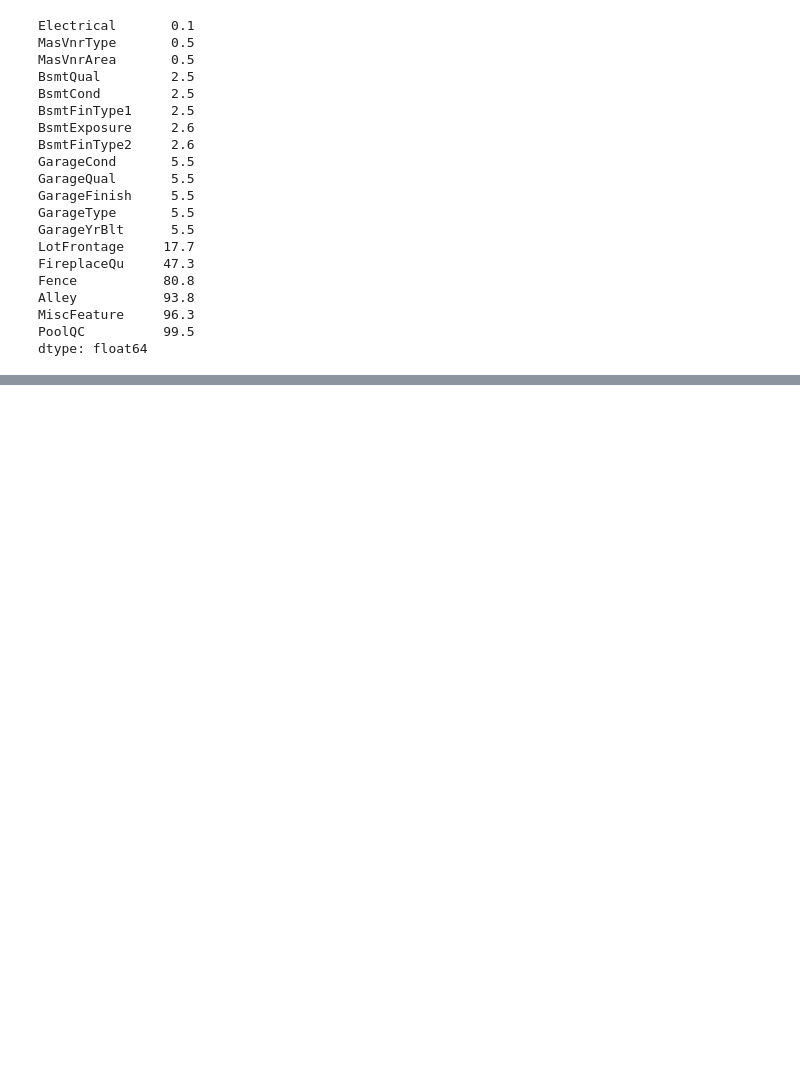
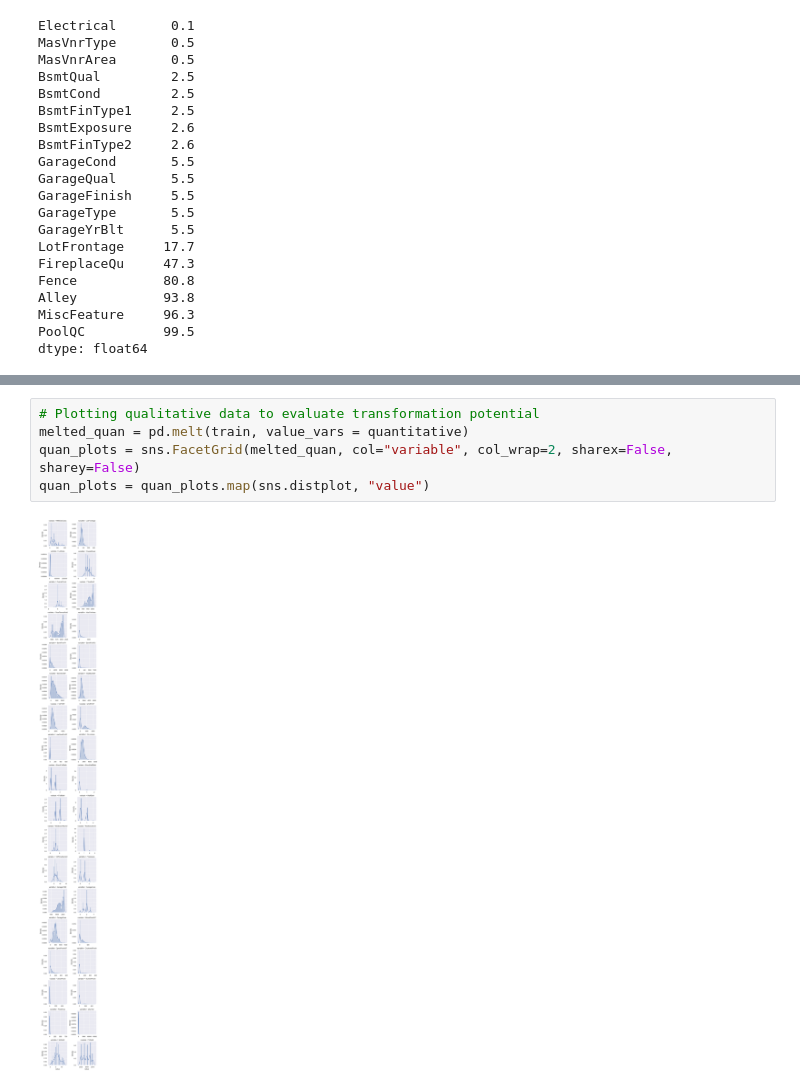
Before and after one commit to CBrew913/kaggle_house_prices, a Jupyter notebook: house_prices_analysis.ipynb, the cells around one changed output, grey strips where cells are left out. Drawn from its saved outputs; the diff is of its cells as text; blank space fills up the shorter version.

Commit message:
Adding normality test and assessing qualitative variables for transformation.

```diff
--- a/house_prices_analysis.ipynb
+++ b/house_prices_analysis.ipynb
@@ -147,0 +161,7 @@ sns.distplot(y, kde=False, fit=st.lognorm)
+# %%
+# Plotting qualitative data to evaluate transformation potential
+melted_quan = pd.melt(train, value_vars = quantitative)
+quan_plots = sns.FacetGrid(melted_quan, col="variable", col_wrap=2, sharex=False, sharey=False)
+quan_plots = quan_plots.map(sns.distplot, "value")
+# %% [output]
+[figure, added]
```
Also changed, not shown: parts of 5 cells of this notebook.
